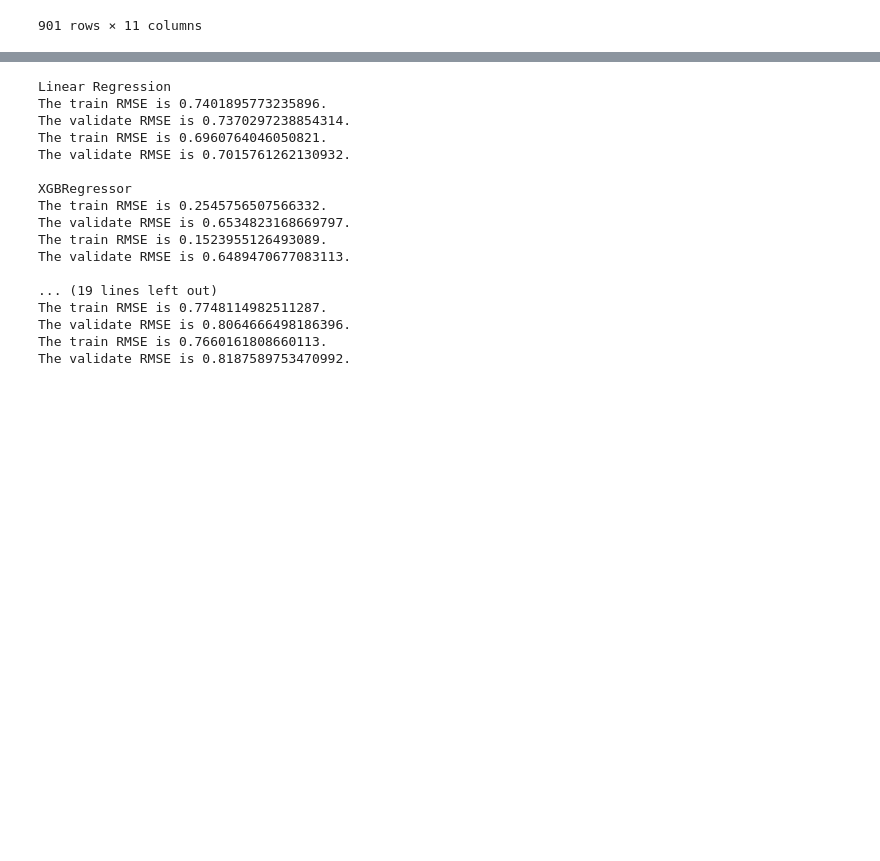
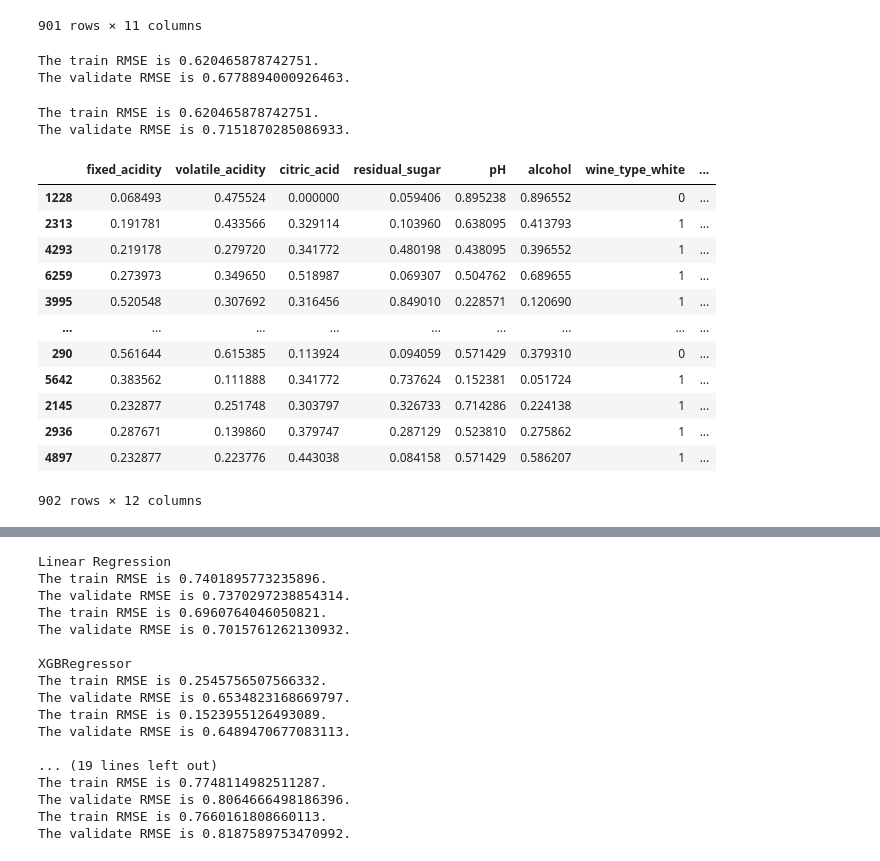
Before and after one commit to nick-edwige-clustering-project/wine-clustering-project, a Jupyter notebook: modeling.ipynb, the cells around one changed output, grey strips where cells are left out. Drawn from its saved outputs; the diff is of its cells as text; code cells hidden in the pictures; blank space fills up the shorter version.

```diff
--- a/modeling.ipynb
+++ b/modeling.ipynb
@@ -465,0 +474,19 @@ def cluster_pipeline(wine, cluster_cols=['total_sulfur_dioxide', 'chlorides', 'd
+# %%
+wine = prep.pour()
+wine = wine.drop(columns=['total_sulfur_dioxide','chlorides', 'density'])
+x_train, y_train, x_val, y_val,  x_test, y_test = cluster_pipeline(wine,
+    cluster_cols= ['sulphates', 'free_sulfur_dioxide'],
+    clusters = 2)
+
+
+poly = PolynomialFeatures()
+x_train_s = poly.fit_transform(x_train)
+x_val_s = poly.transform(x_val)
+
+
+rf = RandomForestRegressor(max_depth=7, min_samples_split=10, random_state=100)
+ev.train_model(rf, x_train, y_train, x_val, y_val)  # Evaluate model
+#ev.train_model(rf, x_train_s, y_train, x_val_s, y_val)  # Evaluate model
+# %% [output]
+The train RMSE is 0.620465878742751.
+The validate RMSE is 0.6778894000926463.
@@ -465,0 +495,5 @@ def cluster_pipeline(wine, cluster_cols=['total_sulfur_dioxide', 'chlorides', 'd
+# %%
+ev.train_model(rf, x_train, y_train, x_test, y_test)  # Evaluate model
+# %% [output]
+The train RMSE is 0.620465878742751.
+The validate RMSE is 0.7151870285086933.
@@ -465,0 +503,16 @@ def cluster_pipeline(wine, cluster_cols=['total_sulfur_dioxide', 'chlorides', 'd
+# %%
+x_test
+# %% [output]
+|  | fixed_acidity | volatile_acidity | citric_acid | residual_sugar | pH | alcohol | wine_type_white | ... |
+| 1228 | 0.068493 | 0.475524 | 0.000000 | 0.059406 | 0.895238 | 0.896552 | 0 | ... |
+| 2313 | 0.191781 | 0.433566 | 0.329114 | 0.103960 | 0.638095 | 0.413793 | 1 | ... |
+| 4293 | 0.219178 | 0.279720 | 0.341772 | 0.480198 | 0.438095 | 0.396552 | 1 | ... |
+| 6259 | 0.273973 | 0.349650 | 0.518987 | 0.069307 | 0.504762 | 0.689655 | 1 | ... |
+| 3995 | 0.520548 | 0.307692 | 0.316456 | 0.849010 | 0.228571 | 0.120690 | 1 | ... |
+| ... | ... | ... | ... | ... | ... | ... | ... | ... |
+| 290 | 0.561644 | 0.615385 | 0.113924 | 0.094059 | 0.571429 | 0.379310 | 0 | ... |
+| 5642 | 0.383562 | 0.111888 | 0.341772 | 0.737624 | 0.152381 | 0.051724 | 1 | ... |
+| 2145 | 0.232877 | 0.251748 | 0.303797 | 0.326733 | 0.714286 | 0.224138 | 1 | ... |
+| 2936 | 0.287671 | 0.139860 | 0.379747 | 0.287129 | 0.523810 | 0.275862 | 1 | ... |
+| 4897 | 0.232877 | 0.223776 | 0.443038 | 0.084158 | 0.571429 | 0.586207 | 1 | ... |
+902 rows × 12 columns
```
Also changed, not shown: parts of 7 cells of this notebook, 1 other file.
